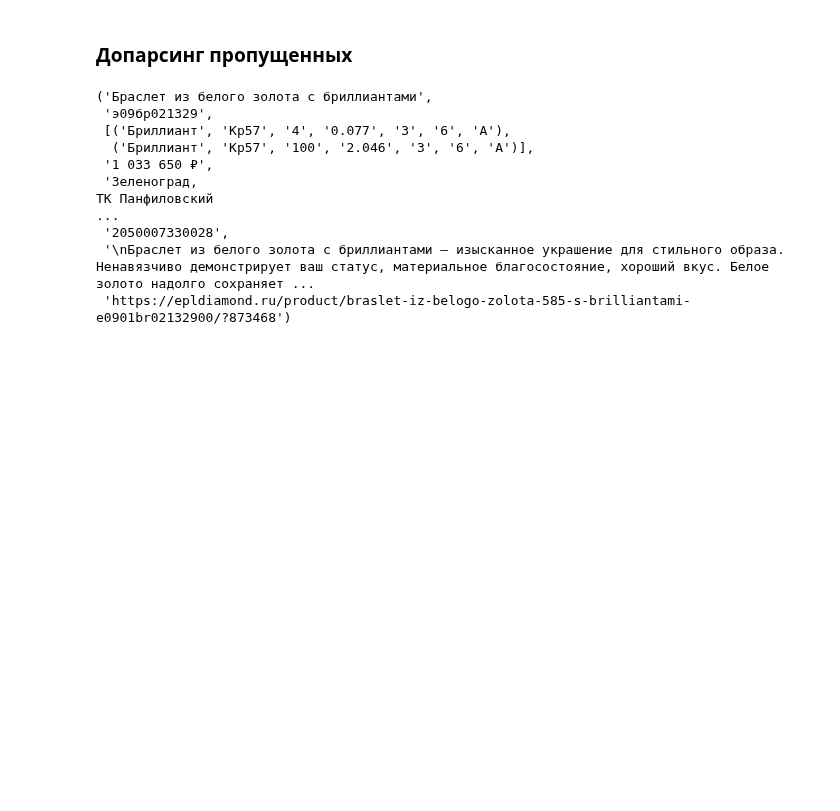
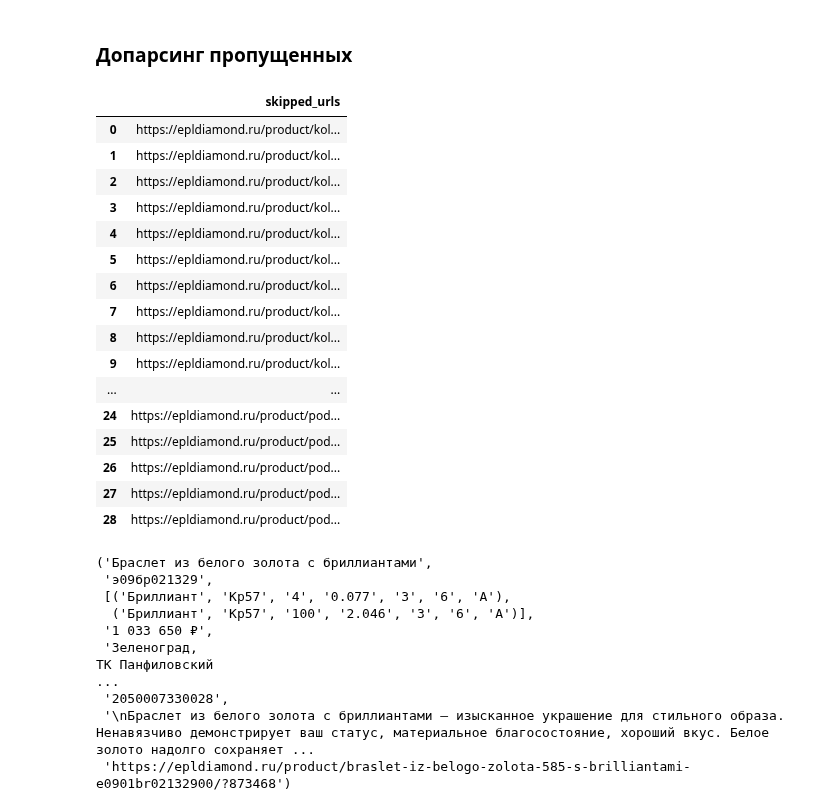
Before and after one commit to KeskilV/Parsing_NKO, a Jupyter notebook: ParsingEPL.ipynb, the cells around one changed output. Drawn from its saved outputs; the diff is of its cells as text; code cells hidden in the pictures; blank space fills up the shorter version.

```diff
--- a/ParsingEPL.ipynb
+++ b/ParsingEPL.ipynb
@@ -819,3 +817,23 @@ pd.
+# %%
+pd.read_excel('jewels/epl/res_parsing08-06-22.xlsx', sheet_name=1)
+# %% [output]
+|  | skipped_urls |
+| 0 | https://epldiamond.ru/product/kol... |
+| 1 | https://epldiamond.ru/product/kol... |
+| 2 | https://epldiamond.ru/product/kol... |
+| 3 | https://epldiamond.ru/product/kol... |
+| 4 | https://epldiamond.ru/product/kol... |
+| 5 | https://epldiamond.ru/product/kol... |
+| 6 | https://epldiamond.ru/product/kol... |
+| 7 | https://epldiamond.ru/product/kol... |
+| 8 | https://epldiamond.ru/product/kol... |
+| 9 | https://epldiamond.ru/product/kol... |
+| ... | ... |
+| 24 | https://epldiamond.ru/product/pod... |
+| 25 | https://epldiamond.ru/product/pod... |
+| 26 | https://epldiamond.ru/product/pod... |
+| 27 | https://epldiamond.ru/product/pod... |
+| 28 | https://epldiamond.ru/product/pod... |
 # %%
 title = card.find('h1',class_="b-card-page__title").text
 
```
Also changed, not shown: parts of 1 cell of this notebook, 3 other files.
